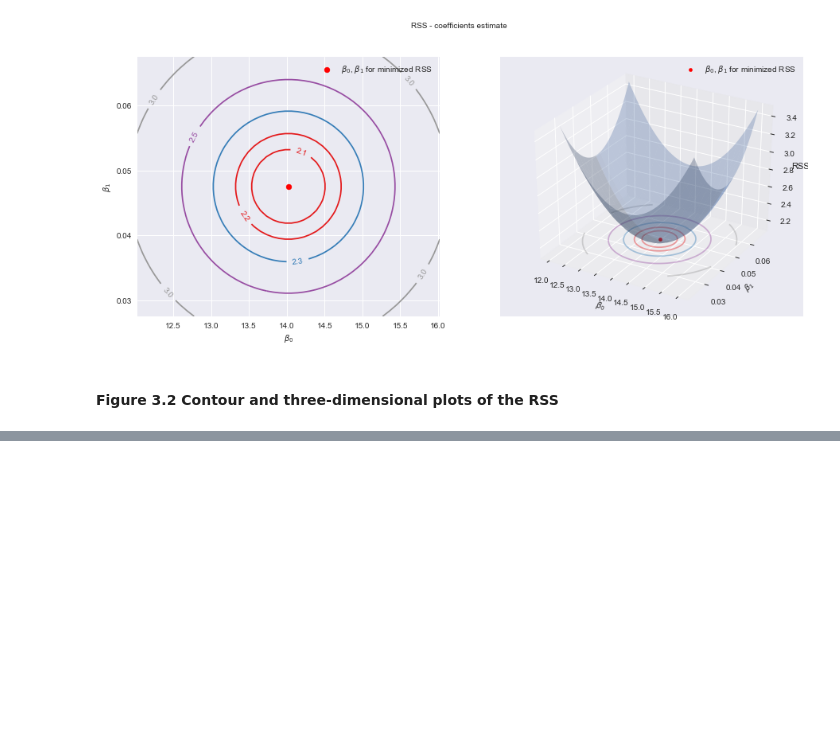
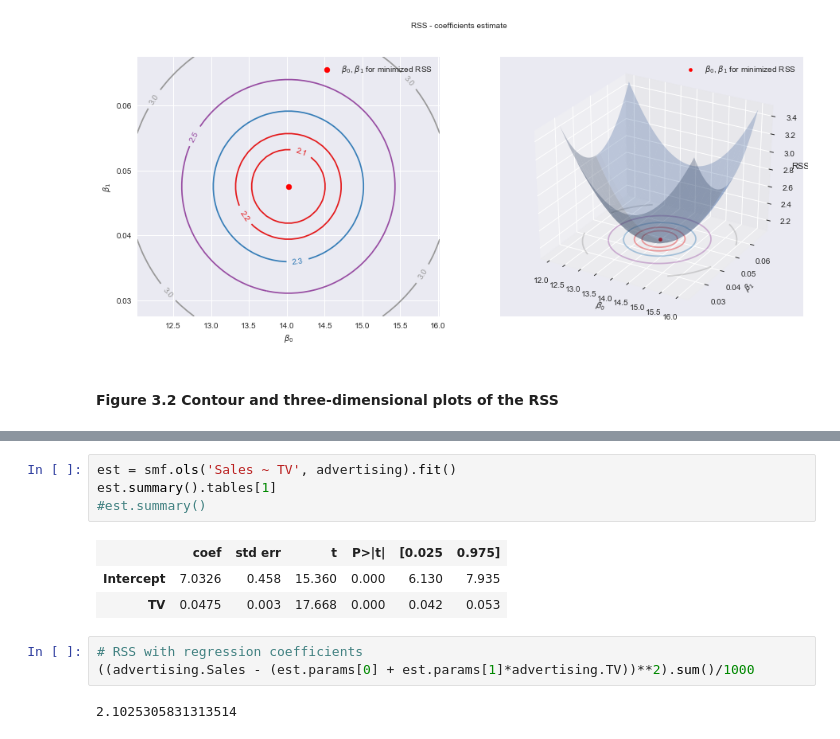
Before and after one commit to monkeyxite/ISL, a Jupyter notebook: C3.ipynb, the cells around one changed output, grey strips where cells are left out. Drawn from its saved outputs; the diff is of its cells as text; blank space fills up the shorter version.

```diff
--- a/C3.ipynb
+++ b/C3.ipynb
@@ -144,0 +251,13 @@ for ax in fig.axes:
+# %%
+est = smf.ols('Sales ~ TV', advertising).fit()
+est.summary().tables[1]
+#est.summary()
+# %% [output]
+|  | coef | std err | t | P>|t| | [0.025 | 0.975] |
+| Intercept | 7.0326 | 0.458 | 15.360 | 0.000 | 6.130 | 7.935 |
+| TV | 0.0475 | 0.003 | 17.668 | 0.000 | 0.042 | 0.053 |
+# %%
+# RSS with regression coefficients
+((advertising.Sales - (est.params[0] + est.params[1]*advertising.TV))**2).sum()/1000
+# %% [output]
+2.1025305831313514
```
Also changed, not shown: parts of 12 cells of this notebook.
